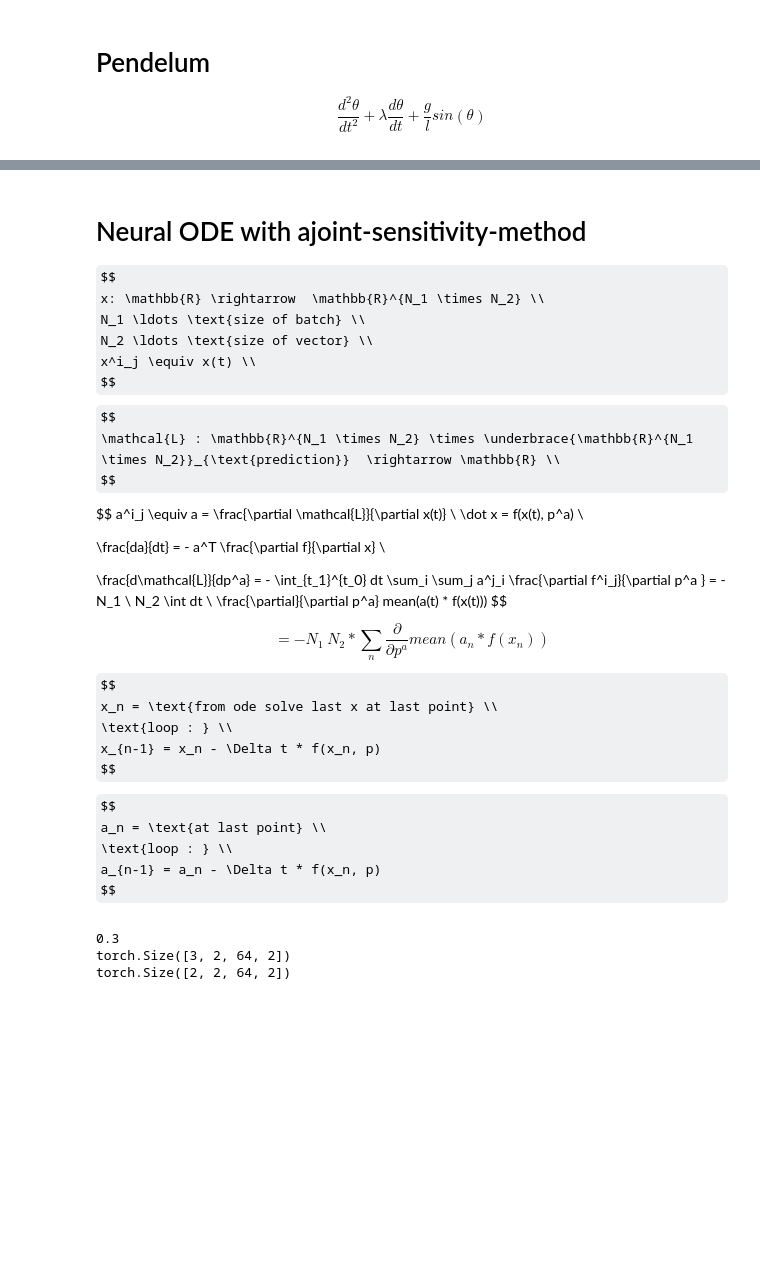
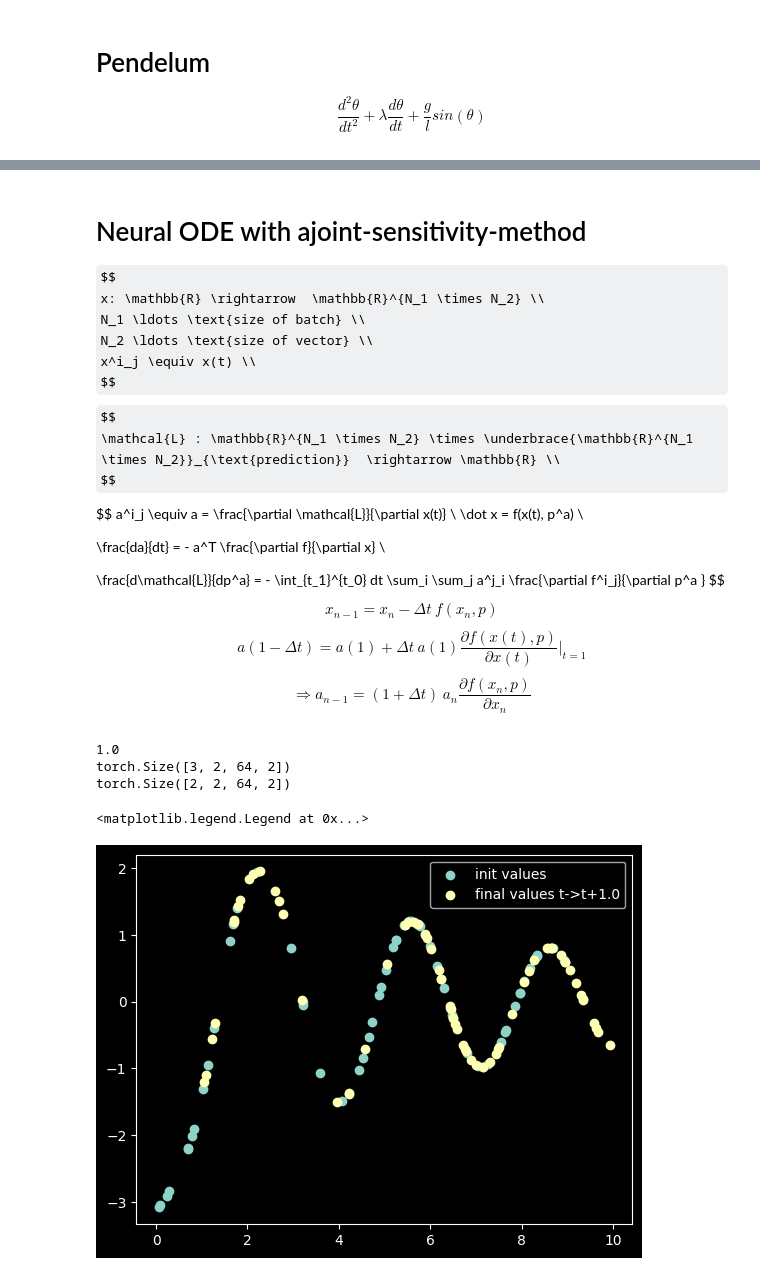
Before and after one commit to MagicMonti/NeuralODE, a Jupyter notebook: pendelum.ipynb, the cells around one changed output, grey strips where cells are left out. Drawn from its saved outputs; the diff is of its cells as text; code cells hidden in the pictures; some formulas as TeX source; blank space fills up the shorter version.

```diff
--- a/pendelum.ipynb
+++ b/pendelum.ipynb
@@ -78,23 +78,19 @@ a^i_j \equiv a = \frac{\partial \mathcal{L}}{\partial x(t)} \\
 
 \frac{da}{dt} = - a^T \frac{\partial f}{\partial x} \\
 
-\frac{d\mathcal{L}}{dp^a} = - \int_{t_1}^{t_0} dt \sum_i \sum_j a^j_i \frac{\partial f^i_j}{\partial p^a } = - N_1 \ N_2 \int dt \ \frac{\partial}{\partial p^a}   mean(a(t) * f(x(t)))
+\frac{d\mathcal{L}}{dp^a} = - \int_{t_1}^{t_0} dt \sum_i \sum_j a^j_i \frac{\partial f^i_j}{\partial p^a }  $$
+
+$$
+x_{n-1} = x_n - \Delta t \ f(x_n, p)
 $$
 
-$$
-= - N_1 \ N_2 * \sum_n \frac{\partial}{\partial p^a} mean(a_n * f(x_n))
-$$
+
 
 $$
-x_n = \text{from ode solve last x at last point} \\
-\text{loop : } \\
-x_{n-1} = x_n - \Delta t * f(x_n, p)
+a(1-\Delta t) = a(1) + \Delta t \ a(1)\frac{\partial f(x(t), p)}{\partial x(t)}|_{t=1}
 $$
-
 $$
-a_n = \text{at last point} \\
-\text{loop : } \\
-a_{n-1} = a_n - \Delta t * f(x_n, p)
+\Rightarrow a_{n-1} = (1 + \Delta t )\ a_n\frac{\partial f(x_n, p)}{\partial x_n}
 $$
 # %%
 def ode_solve(func, x, propagation_time, delta_t, return_seq=False):
@@ -267,7 +254,7 @@ class NeuralODE(nn.Module):
         else:
             return ode_solve(self.func, x,  propagation_time, self.delta_t, return_seq)
 # %%
-def create_data_set(theta, omega, propagation_index=25, number_of_samples=200):
+def create_data_set(theta, omega, time,  propagation_index=25, number_of_samples=200):
     """ x_i -> x_f
         x_i ... initial state
         x_f ... final state
@@ -291,11 +278,13 @@ def create_data_set(theta, omega, propagation_index=25, number_of_samples=200):
 
     Returns
     -------
-    torch.tensor
+    torch.Tensor, torch.Tensor
+        data_set, and selcted times
     """
     x_i = []
     x_f = []
     data_set = torch.zeros((2,number_of_samples,2), dtype=float)
+    times = []
     while len(x_i) < number_of_samples:
 
         index = int(random.uniform(0, len(theta))) #selectes random index
@@ -305,11 +294,13 @@ def create_data_set(theta, omega, propagation_index=25, number_of_samples=200):
 
         x_i.append([theta[index], omega[index]])
         x_f.append([theta[index+propagation_index], omega[index+propagation_index]])
+        times.append(time[index])
     x_i = torch.tensor(x_i)
     x_f = torch.tensor(x_f)
+    times = torch.tensor(times)
     data_set[0][:] = x_i
     data_set[1][:] = x_f
-    return data_set.T
+    return data_set, times
 # %%
 def create_batches(data_set, batch_size=64):
     """
@@ -330,7 +321,8 @@ def create_batches(data_set, batch_size=64):
 
     Retruns
     -------
-    troch.tensor
+    troch.Tensor, torch.Tensor
+        shape(Number of batches, 2.. init and final, number of data points, vector size)
 
 
     """
@@ -344,14 +336,36 @@ def create_batches(data_set, batch_size=64):
 
     return batches[:int(number_of_batches*0.75)], batches[int(number_of_batches*0.75):]
 # %%
-propagation_index = 30
+propagation_index = 100
 propagation_time = t[propagation_index]
 print(propagation_time)
-data_set = create_data_set(theta=theta, omega=omega, propagation_index=25, number_of_samples=64*5)
-train, test = create_batches(data_set, 64)
+batch_size = 64
+data_set, times = create_data_set(theta=theta, omega=omega, time = t, propagation_index=propagation_index, number_of_samples=batch_size*5)
+train, test = create_batches(data_set=data_set, batch_size=batch_size)
 print(train.shape)
 print(test.shape)
 # %% [output]
-0.3
+1.0
 torch.Size([3, 2, 64, 2])
 torch.Size([2, 2, 64, 2])
+# %%
+#training sample for first batch
+
+first_batch = train[0]
+times = times[:batch_size]
+
+x_i = first_batch[0]
+x_f = first_batch[1]
+
+theta_i = x_i.T[0]
+theta_f = x_f.T[0]
+
+omega_i = x_i.T[1]
+omega_f = x_f.T[1]
+
+plt.scatter(times, theta_i, label="init values")
+plt.scatter(times+propagation_time, theta_f, label="final values t->t+"+str(propagation_time))
+plt.legend()
+# %% [output]
+<matplotlib.legend.Legend at 0x...>
+[figure, added]
```
Also changed, not shown: parts of 10 cells of this notebook.
